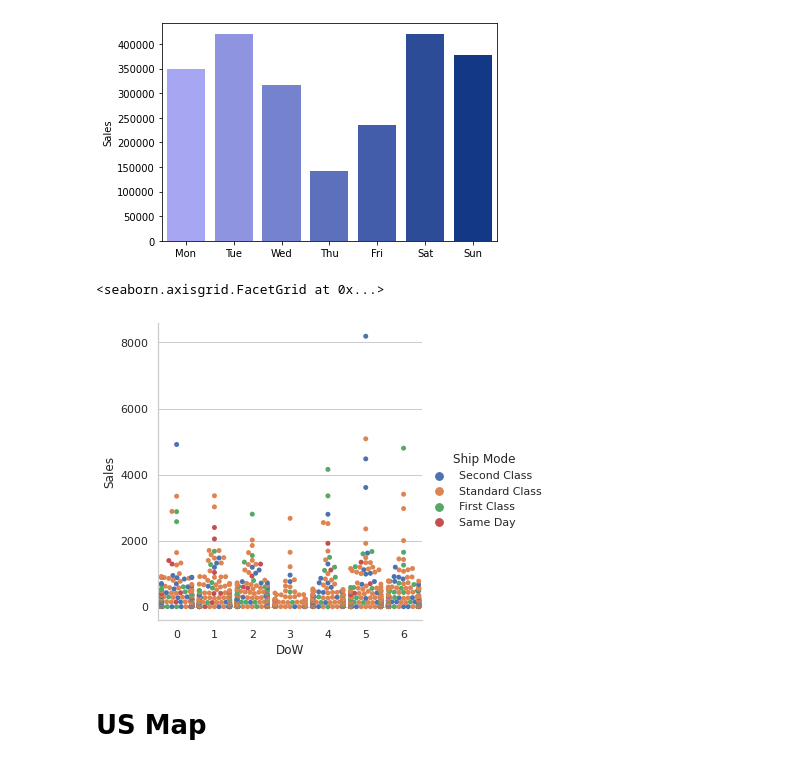
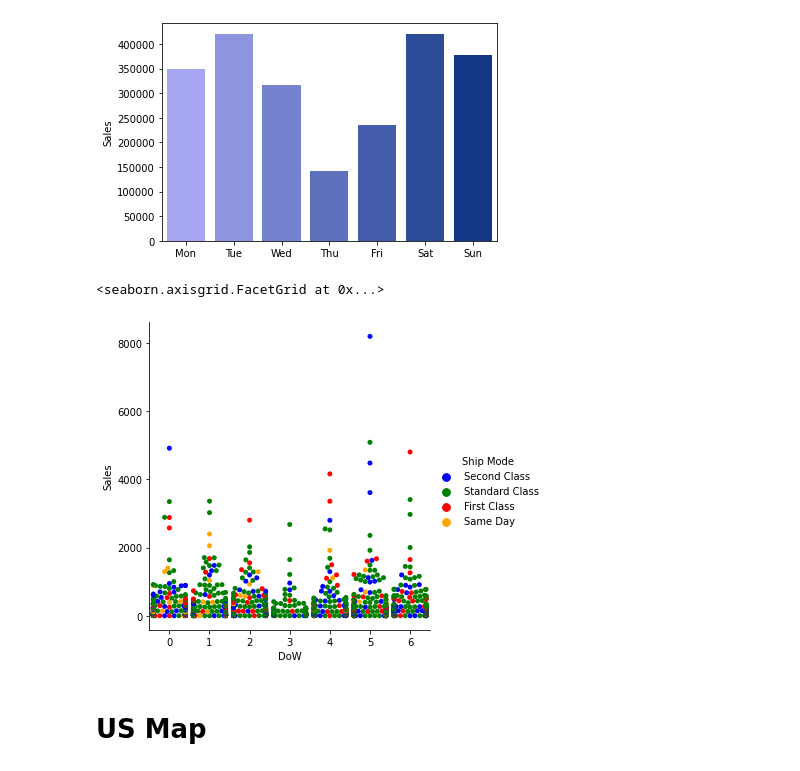
Before and after one commit to yannick42/notebooks, a Jupyter notebook: _notebooks/2022-04-22-Superstore_Sales_Dataset_(EDA).ipynb, the cells around one changed output. Drawn from its saved outputs; the diff is of its cells as text; code cells hidden in the pictures.

```diff
--- a/_notebooks/2022-04-22-Superstore_Sales_Dataset_(EDA).ipynb
+++ b/_notebooks/2022-04-22-Superstore_Sales_Dataset_(EDA).ipynb
@@ -231,10 +302,6 @@ The number of sales seems to be increasing each year
 #collapse-hide
 
 plt.figure(figsize=(14,6))
-
-# transform "string" to date "number"
-df['month'] = pd.to_datetime(df['Order Date']).dt.month
-df['year'] = pd.to_datetime(df['Order Date']).dt.to_period('Y')
 
 #print(df.month.head())
 #print(df.year.head())
@@ -284,10 +351,15 @@ sns.barplot(x=['Mon', 'Tue', 'Wed', 'Thu', 'Fri', 'Sat', 'Sun'], y=df.groupby(["
 <matplotlib.axes._subplots.AxesSubplot at 0x...>
 [figure]
 # %%
+
+# bar colors
+colors = ["blue", "green", "red", "orange"]
+sns.set_palette(sns.color_palette(colors))
+
 sns.catplot(x="DoW", y="Sales", hue="Ship Mode", kind="swarm", data=df.query('State == "California"'))
 # %% [output]
 <seaborn.axisgrid.FacetGrid at 0x...>
-[figure, old version]
+[figure, new version]
 # %% [markdown]
 # US Map
 # %%
```
Also changed, not shown: parts of 10 cells of this notebook.
